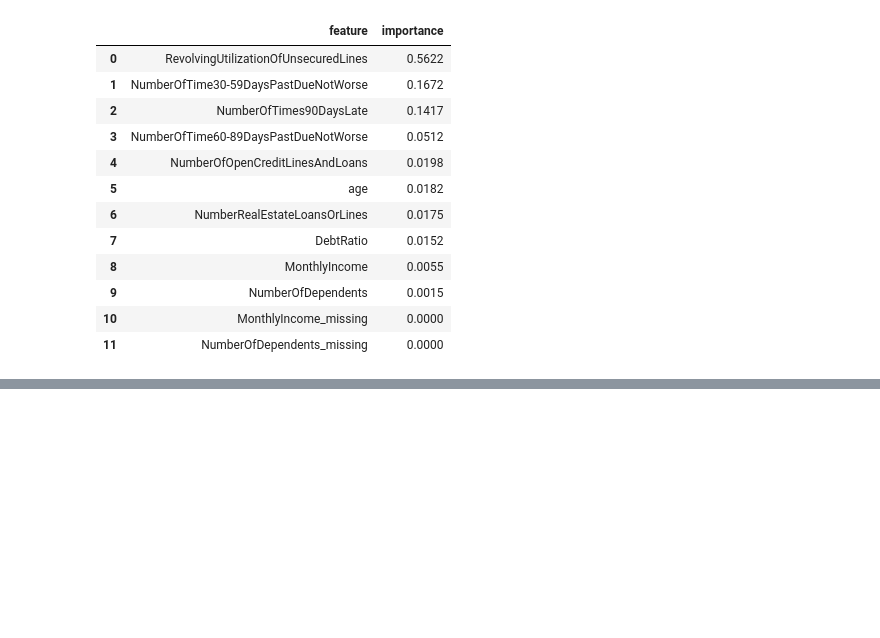
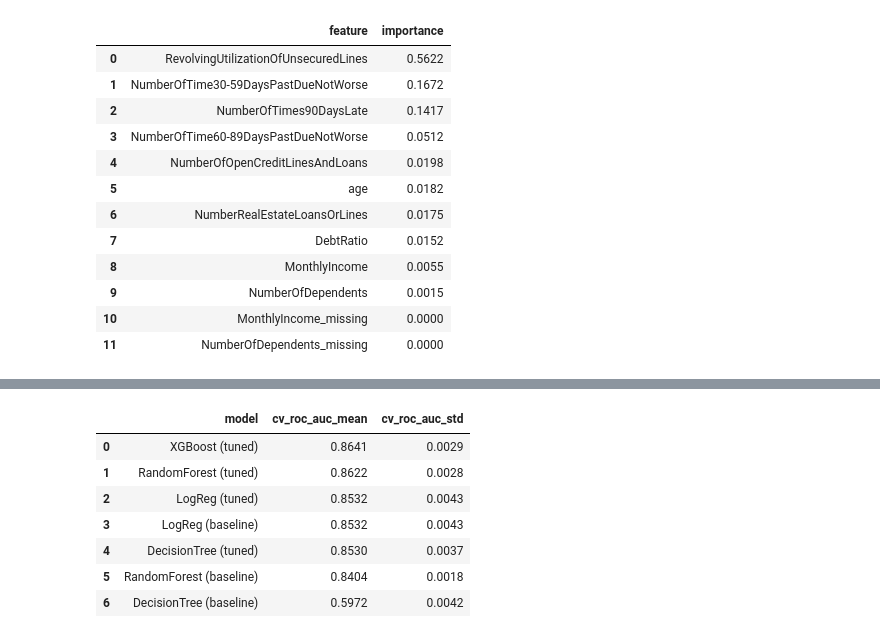
Before and after one commit to stivanpashaliev/credit-risk-assessment, a Jupyter notebook: notebooks/03_modeling.ipynb, the cells around one changed output, grey strips where cells are left out. Cells and saved outputs as stored; diff of their text form; code cells hidden in the pictures; blank space fills up the shorter version.

```diff
--- a/notebooks/03_modeling.ipynb
+++ b/notebooks/03_modeling.ipynb
@@ -424,0 +732,19 @@ dt_importance
+# %%
+summary = (
+    pd.DataFrame(
+        [(name, m, s) for name, (m, s) in cv_results.items()],
+        columns=["model", "cv_roc_auc_mean", "cv_roc_auc_std"],
+    )
+    .sort_values("cv_roc_auc_mean", ascending=False)
+    .reset_index(drop=True)
+)
+summary
+# %% [output]
+|  | model | cv_roc_auc_mean | cv_roc_auc_std |
+| 0 | XGBoost (tuned) | 0.8641 | 0.0029 |
+| 1 | RandomForest (tuned) | 0.8622 | 0.0028 |
+| 2 | LogReg (tuned) | 0.8532 | 0.0043 |
+| 3 | LogReg (baseline) | 0.8532 | 0.0043 |
+| 4 | DecisionTree (tuned) | 0.8530 | 0.0037 |
+| 5 | RandomForest (baseline) | 0.8404 | 0.0018 |
+| 6 | DecisionTree (baseline) | 0.5972 | 0.0042 |
```
Also changed, not shown: parts of 14 cells of this notebook.
